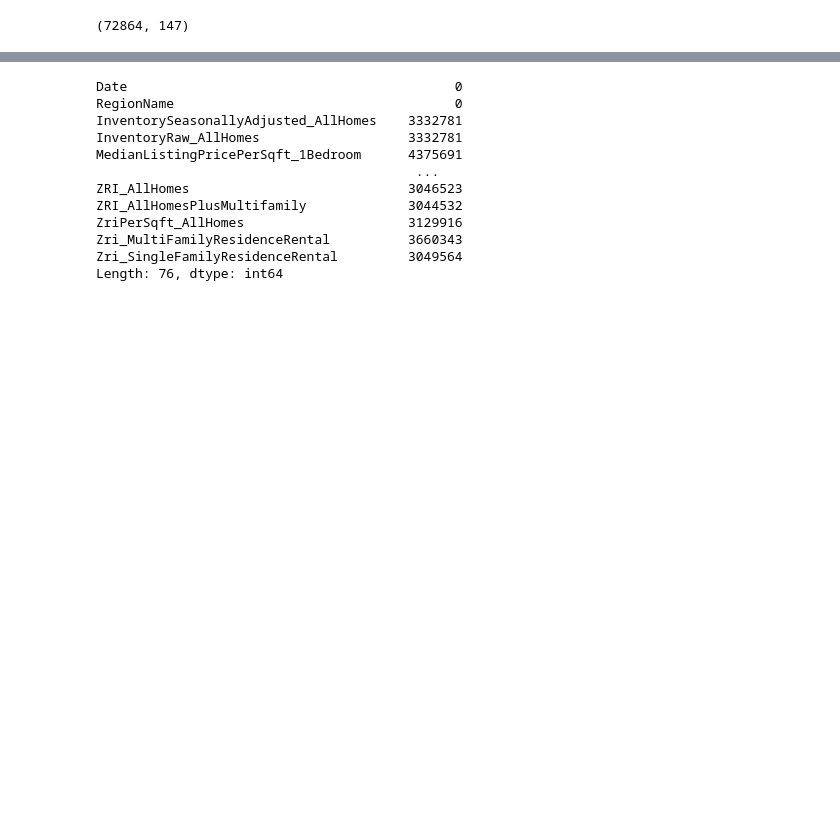
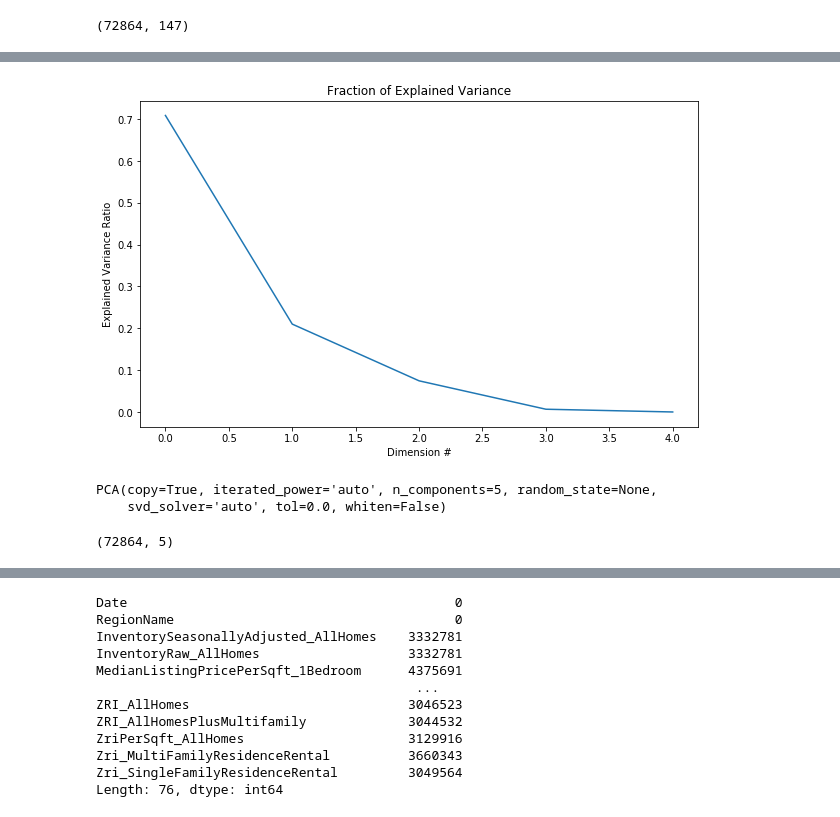
Before and after one commit to norgrenm/US_House_Price_Prediction, a Jupyter notebook: notebooks/DM-US_HousingData.ipynb, the cells around one changed output, grey strips where cells are left out. Drawn from its saved outputs; the diff is of its cells as text; code cells hidden in the pictures; blank space fills up the shorter version.

Commit message:
PCA for food data

```diff
--- a/notebooks/DM-US_HousingData.ipynb
+++ b/notebooks/DM-US_HousingData.ipynb
@@ -111,0 +113,33 @@ Index(['CensusTract', 'State', 'County', 'Urban', 'POP2010', 'OHU2010',
+# %%
+pca_food = pca_food.as_matrix().astype("float32", copy = False)
+# %%
+def fit_pca(df, n_components):
+    pca = PCA(n_components)
+    pca = pca.fit(df)  #fit the PCA model to the df (which will be the original, non-reduced df when used below)
+
+    return pca
+# %%
+# we keep only 10 components
+n_components = 5
+pca = fit_pca(pca_food, n_components=n_components)
+# %%
+def plot_scaled_variance(pca):
+    #same as above, create a subplot, decorate the plot, and show the percentage of variance
+    fig, ax = plt.subplots(figsize=(10, 6))
+    ax.set_xlabel('Dimension #')
+    ax.set_ylabel('Explained Variance Ratio')
+    ax.set_title('Fraction of Explained Variance')
+    ax.plot(pca.explained_variance_ratio_)
+
+    return ax
+# %%
+ax = plot_scaled_variance(pca)
+# %% [output]
+[figure, added]
+# %%
+def reduce(pca, array):
+    reduced = pca.transform(array)  #reduce the model by transforming the PCA of the scaled dataset
+    return reduced
+# %% [output]
+PCA(copy=True, iterated_power='auto', n_components=5, random_state=None,
+    svd_solver='auto', tol=0.0, whiten=False)
@@ -111,0 +148,4 @@ Index(['CensusTract', 'State', 'County', 'Urban', 'POP2010', 'OHU2010',
+# %%
+reduced.shape
+# %% [output]
+(72864, 5)
```
Also changed, not shown: parts of 8 cells of this notebook.
